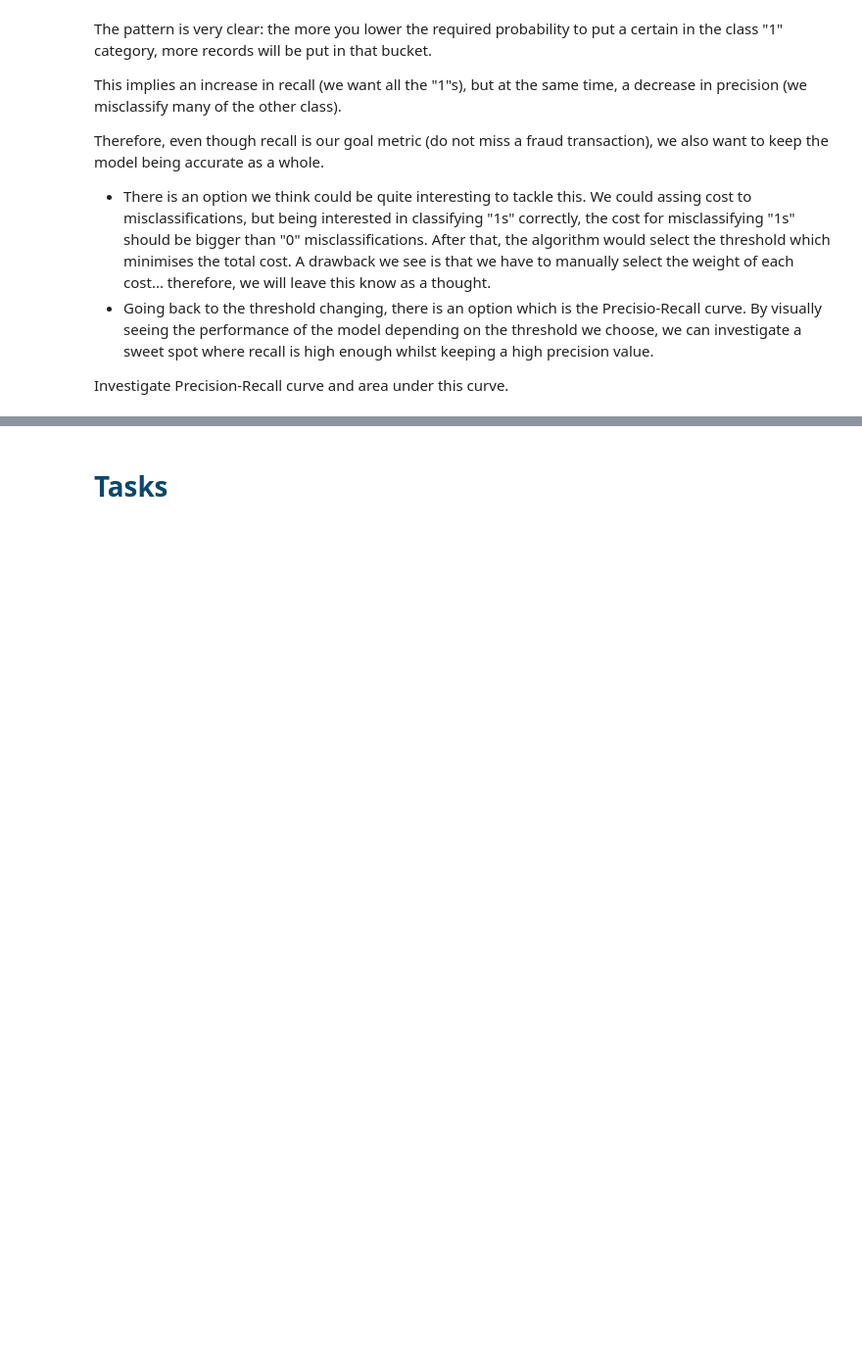
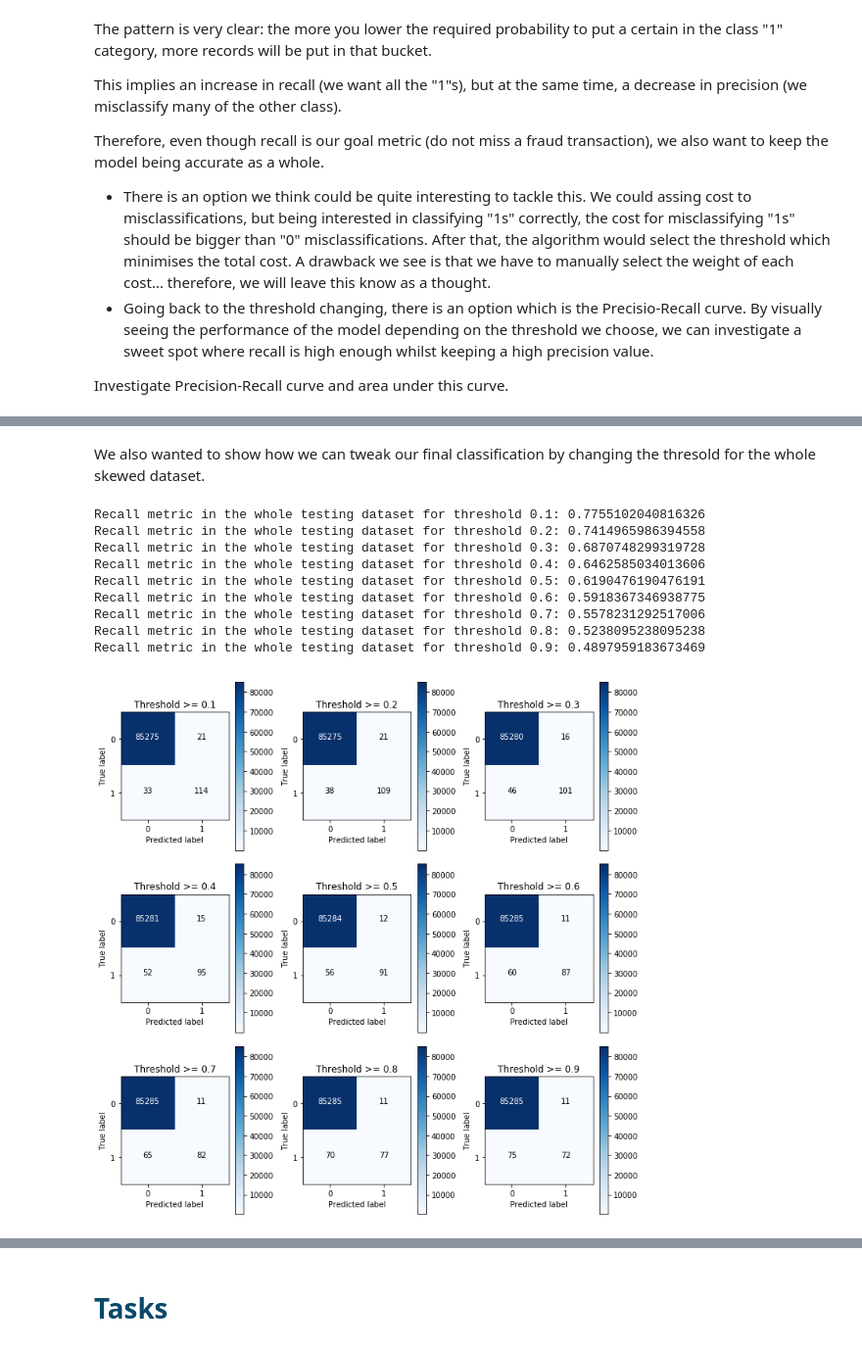
Before and after one commit to gaoshangdeakin/SIT384-Jupyter, a Jupyter notebook: SIT384P10A-Case study.ipynb, the cells around one changed output, grey strips where cells are left out. Shown at 98% size. Cells and saved outputs as stored; diff of their text form; code cells hidden in the pictures; blank space fills up the shorter version.

```diff
--- a/SIT384P10A-Case study.ipynb
+++ b/SIT384P10A-Case study.ipynb
@@ -525,0 +525,40 @@ for i,color in zip(thresholds,colors):
+# %% [markdown]
+We also wanted to show how we can tweak our final classification by changing the thresold for the whole skewed dataset.
+# %%
+lr = LogisticRegression(solver='liblinear', C = best_c, penalty = 'l1')
+lr.fit(X_train,y_train.values.ravel())
+y_pred_proba = lr.predict_proba(X_test.values)
+
+thresholds = [0.1,0.2,0.3,0.4,0.5,0.6,0.7,0.8,0.9]
+
+plt.figure(figsize=(10,10))
+
+j = 1
+for i in thresholds:
+    y_test_predictions_high_recall = y_pred_proba[:,1] > i
+
+    plt.subplot(3,3,j)
+    j += 1
+
+    # Compute confusion matrix
+    cnf_matrix = confusion_matrix(y_test,y_test_predictions_high_recall)
+    np.set_printoptions(precision=2)
+
+    print ("Recall metric in the whole testing dataset for threshold {}: {}".format(i, cnf_matrix[1,1]/(cnf_matrix[1,0]+cnf_matrix[1,1])))
+
+    # Plot non-normalized confusion matrix
+    class_names = [0,1]
+    plot_confusion_matrix(cnf_matrix
+                          , classes=class_names
+                          , title='Threshold >= %s'%i)
+# %% [output]
+Recall metric in the whole testing dataset for threshold 0.1: 0.7755102040816326
+Recall metric in the whole testing dataset for threshold 0.2: 0.7414965986394558
+Recall metric in the whole testing dataset for threshold 0.3: 0.6870748299319728
+Recall metric in the whole testing dataset for threshold 0.4: 0.6462585034013606
+Recall metric in the whole testing dataset for threshold 0.5: 0.6190476190476191
+Recall metric in the whole testing dataset for threshold 0.6: 0.5918367346938775
+Recall metric in the whole testing dataset for threshold 0.7: 0.5578231292517006
+Recall metric in the whole testing dataset for threshold 0.8: 0.5238095238095238
+Recall metric in the whole testing dataset for threshold 0.9: 0.4897959183673469
+[figure, added]
```
Also changed, not shown: parts of 19 cells of this notebook.
